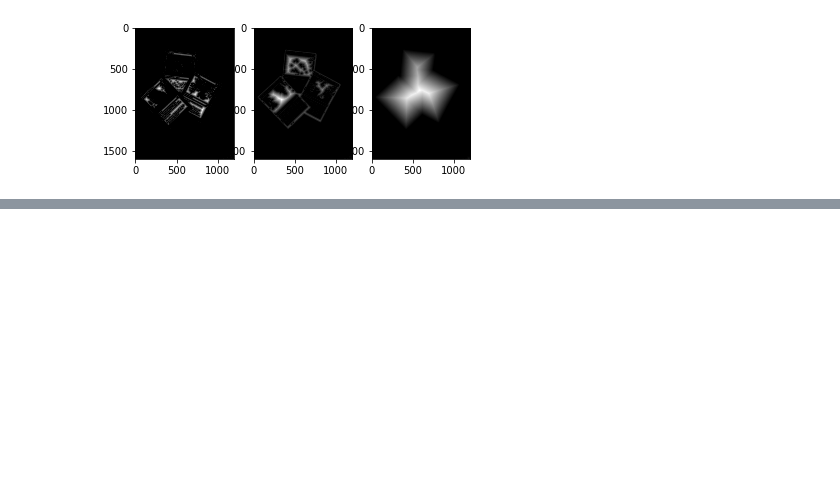
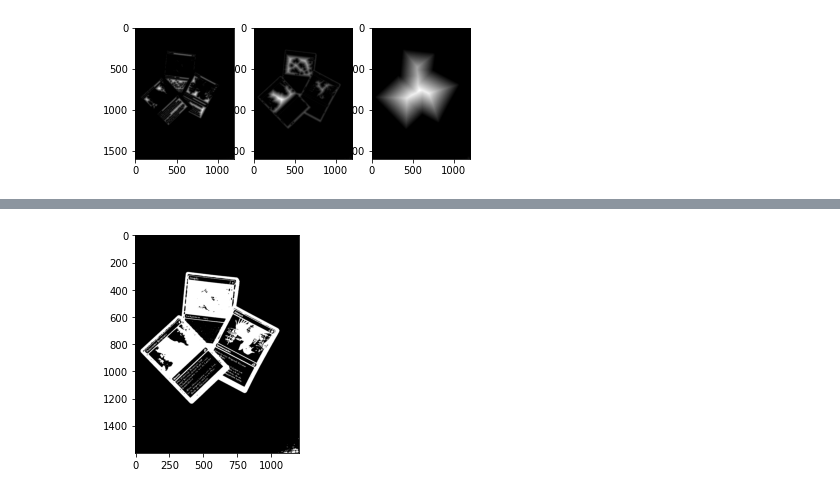
Before and after one commit to pfuerste/mtg_video_enhancer, a Jupyter notebook: mtg_video_enhancer/detection/cv_detect.ipynb, the cells around one changed output, grey strips where cells are left out. Saved outputs shown, nothing was run; the diff lists cells and outputs as text; code cells hidden in the pictures; blank space fills up the shorter version.

```diff
--- a/mtg_video_enhancer/detection/cv_detect.ipynb
+++ b/mtg_video_enhancer/detection/cv_detect.ipynb
@@ -201,0 +202,10 @@ plt.show()
+# %%
+bw = img_filter
+_, bw = cv.threshold(bw, 40, 255, cv.THRESH_BINARY | cv.THRESH_OTSU)
+
+plt.subplot(111)
+ax1 = plt.subplot(111)
+im1 = ax1.imshow(cv.cvtColor(bw, cv.COLOR_GRAY2RGB), cmap='gray')
+plt.show()
+# %% [output]
+[figure, added]
```
Also changed, not shown: parts of 14 cells of this notebook, 2 other files.
